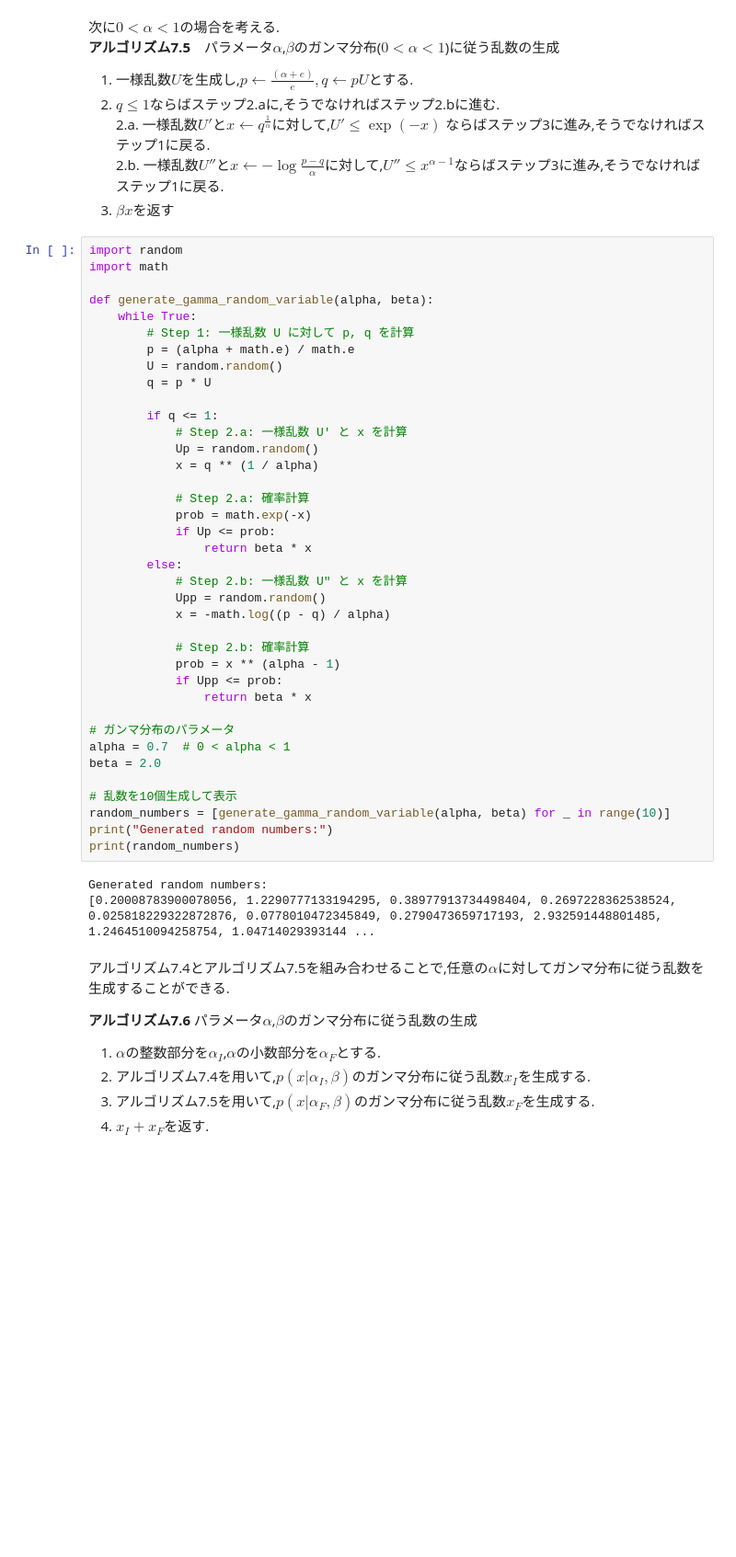
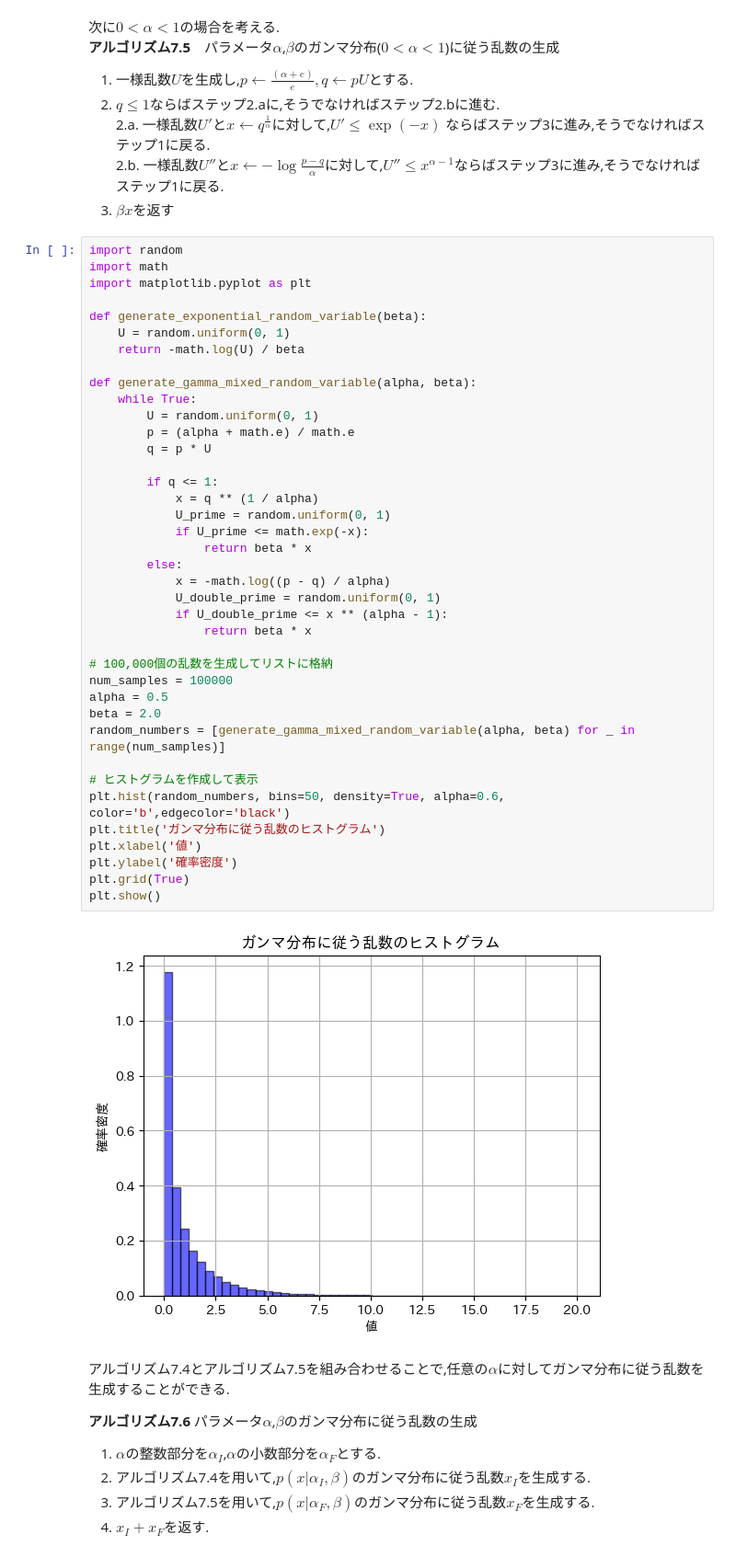
Before and after one commit to LABO-M/point-process, a Jupyter notebook: chapter_7.ipynb, the cells around one changed output. Shown: that part at 92% size. Saved outputs shown, nothing was run; the diff lists cells and outputs as text; blank space fills up the shorter version.

```diff
--- a/chapter_7.ipynb
+++ b/chapter_7.ipynb
@@ -224,44 +224,44 @@ __アルゴリズム7.5__　パラメータ$\alpha$,$\beta$のガンマ分布($0
 # %%
 import random
 import math
+import matplotlib.pyplot as plt
 
-def generate_gamma_random_variable(alpha, beta):
+def generate_exponential_random_variable(beta):
+    U = random.uniform(0, 1)
+    return -math.log(U) / beta
+
+def generate_gamma_mixed_random_variable(alpha, beta):
     while True:
-        # Step 1: 一様乱数 U に対して p, q を計算
+        U = random.uniform(0, 1)
         p = (alpha + math.e) / math.e
-        U = random.random()
         q = p * U
 
         if q <= 1:
-            # Step 2.a: 一様乱数 U' と x を計算
-            Up = random.random()
             x = q ** (1 / alpha)
-
-            # Step 2.a: 確率計算
-            prob = math.exp(-x)
-            if Up <= prob:
+            U_prime = random.uniform(0, 1)
+            if U_prime <= math.exp(-x):
                 return beta * x
         else:
-            # Step 2.b: 一様乱数 U" と x を計算
-            Upp = random.random()
             x = -math.log((p - q) / alpha)
-
-            # Step 2.b: 確率計算
-            prob = x ** (alpha - 1)
-            if Upp <= prob:
+            U_double_prime = random.uniform(0, 1)
+            if U_double_prime <= x ** (alpha - 1):
                 return beta * x
 
-# ガンマ分布のパラメータ
-alpha = 0.7  # 0 < alpha < 1
+# 100,000個の乱数を生成してリストに格納
+num_samples = 100000
+alpha = 0.5
 beta = 2.0
+random_numbers = [generate_gamma_mixed_random_variable(alpha, beta) for _ in range(num_samples)]
 
-# 乱数を10個生成して表示
-random_numbers = [generate_gamma_random_variable(alpha, beta) for _ in range(10)]
-print("Generated random numbers:")
-print(random_numbers)
+# ヒストグラムを作成して表示
+plt.hist(random_numbers, bins=50, density=True, alpha=0.6, color='b',edgecolor='black')
+plt.title('ガンマ分布に従う乱数のヒストグラム')
+plt.xlabel('値')
+plt.ylabel('確率密度')
+plt.grid(True)
+plt.show()
 # %% [output]
-Generated random numbers:
-[0.20008783900078056, 1.2290777133194295, 0.38977913734498404, 0.2697228362538524, 0.025818229322872876, 0.0778010472345849, 0.2790473659717193, 2.932591448801485, 1.2464510094258754, 1.04714029393144 ...
+[figure, added]
 # %% [markdown]
 アルゴリズム7.4とアルゴリズム7.5を組み合わせることで,任意の$\alpha$に対してガンマ分布に従う乱数を生成することができる.
 
```
Also changed, not shown: parts of 16 cells of this notebook.
